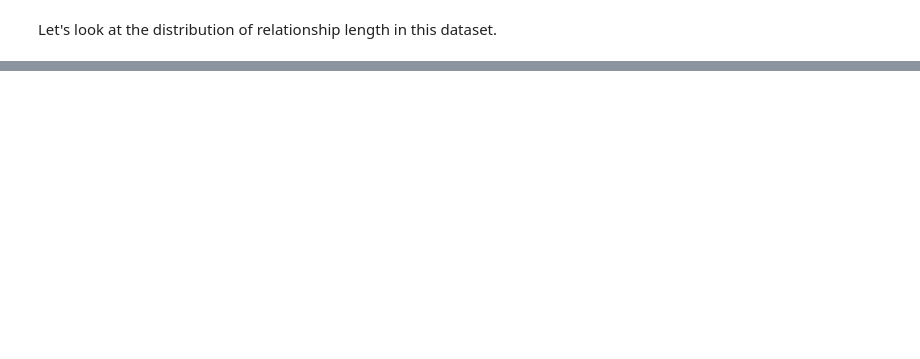
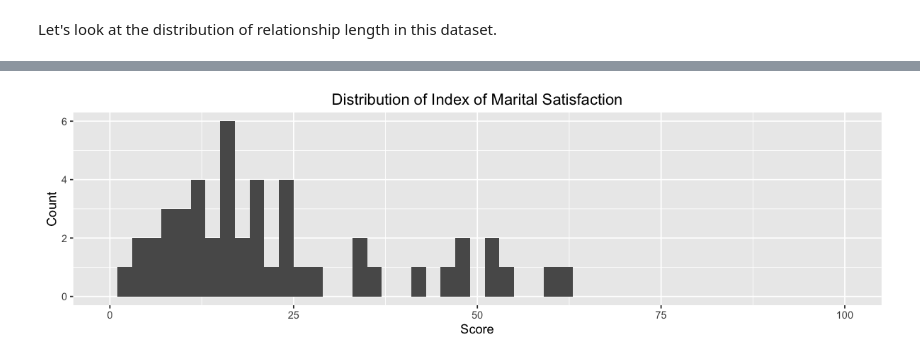
Before and after one commit to sruthipeter/gender-stereotypes, a Jupyter notebook: gender-stereotypes.ipynb, the cells around one changed output, grey strips where cells are left out. Cells and saved outputs as stored; diff of their text form; code cells hidden in the pictures; blank space fills up the shorter version.

```diff
--- a/gender-stereotypes.ipynb
+++ b/gender-stereotypes.ipynb
@@ -83,0 +99,6 @@ Warning message:
+# %%
+# Frequency Histogram of Index of Marital Satisfaction
+qplot(ims, data=data, geom="histogram",binwidth=2) +
+ggtitle('Distribution of Index of Marital Satisfaction') + xlab('Score') + ylab('Count') + xlim(0,100)
+# %% [output]
+[figure, added]
```
Also changed, not shown: parts of 17 cells of this notebook, 1 other file.
